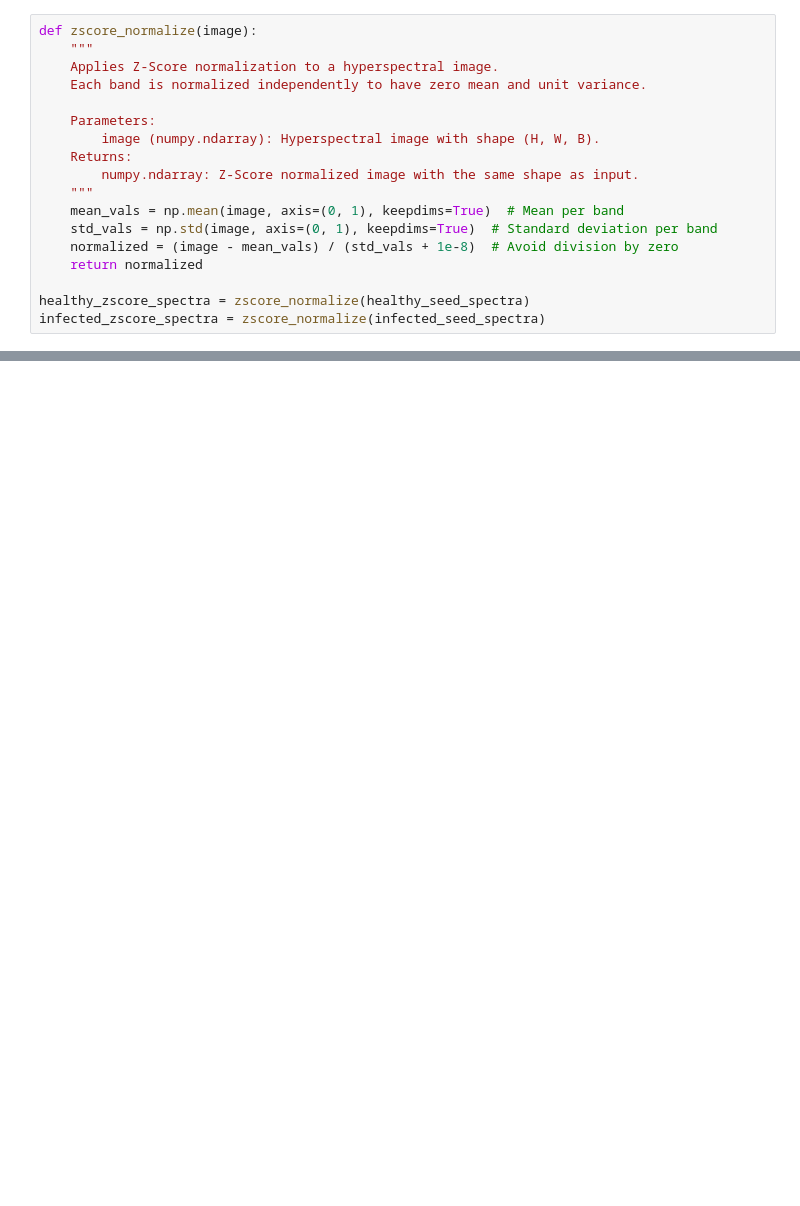
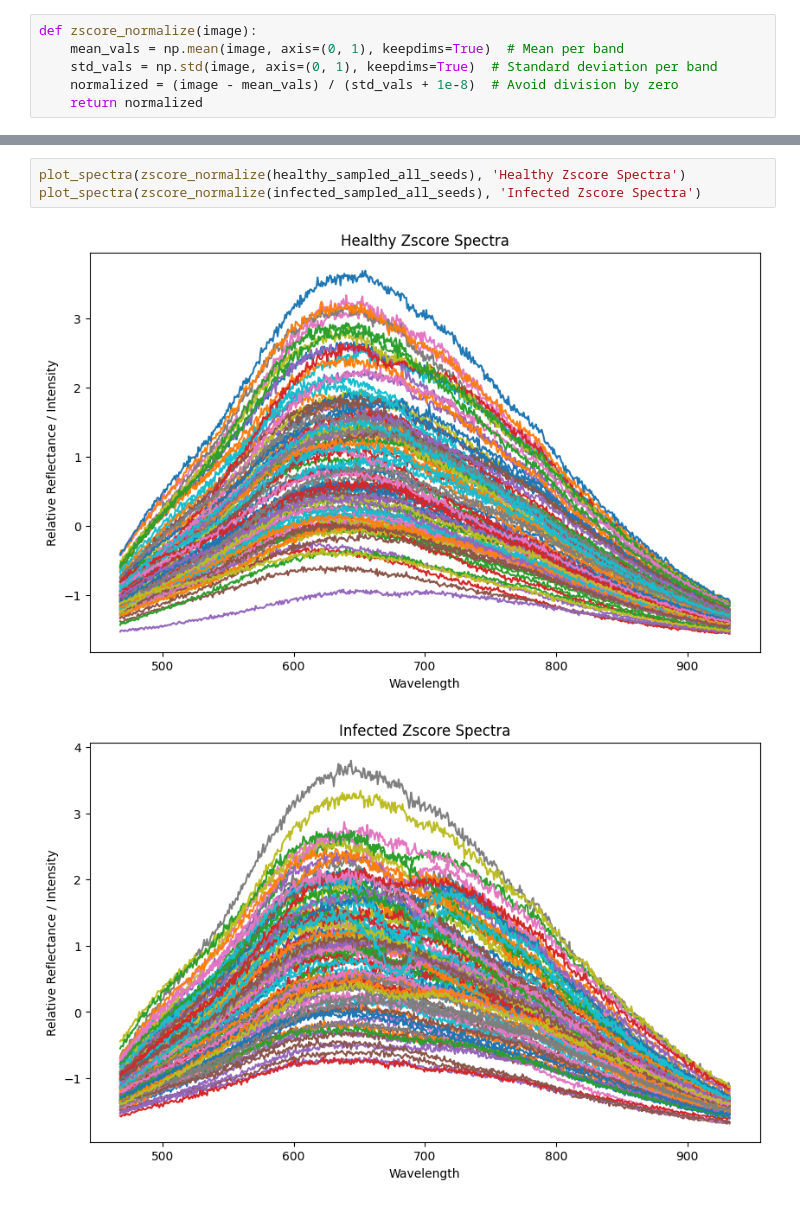
Before and after one commit to sgotteiner/Seed-Classification, a Jupyter notebook: SeedNormalizer.ipynb, the cells around one changed output, grey strips where cells are left out. Drawn from its saved outputs; the diff is of its cells as text; blank space fills up the shorter version.

```diff
--- a/SeedNormalizer.ipynb
+++ b/SeedNormalizer.ipynb
@@ -103,18 +48,6 @@ plot_spectra(infected_minmax_spectra, 'infected Min-max spectra')
 # %%
 def zscore_normalize(image):
-    """
-    Applies Z-Score normalization to a hyperspectral image.
-    Each band is normalized independently to have zero mean and unit variance.
-
-    Parameters:
-        image (numpy.ndarray): Hyperspectral image with shape (H, W, B).
-    Returns:
-        numpy.ndarray: Z-Score normalized image with the same shape as input.
-    """
     mean_vals = np.mean(image, axis=(0, 1), keepdims=True)  # Mean per band
     std_vals = np.std(image, axis=(0, 1), keepdims=True)  # Standard deviation per band
     normalized = (image - mean_vals) / (std_vals + 1e-8)  # Avoid division by zero
     return normalized
-
-healthy_zscore_spectra = zscore_normalize(healthy_seed_spectra)
-infected_zscore_spectra = zscore_normalize(infected_seed_spectra)
@@ -126,0 +97,6 @@ plot_spectra(infected_zscore_spectra, 'infected Zscore spectra')
+# %%
+plot_spectra(zscore_normalize(healthy_sampled_all_seeds), 'Healthy Zscore Spectra')
+plot_spectra(zscore_normalize(infected_sampled_all_seeds), 'Infected Zscore Spectra')
+# %% [output]
+[figure, added]
+[figure, added]
```
Also changed, not shown: parts of 21 cells of this notebook, 1 other file.
